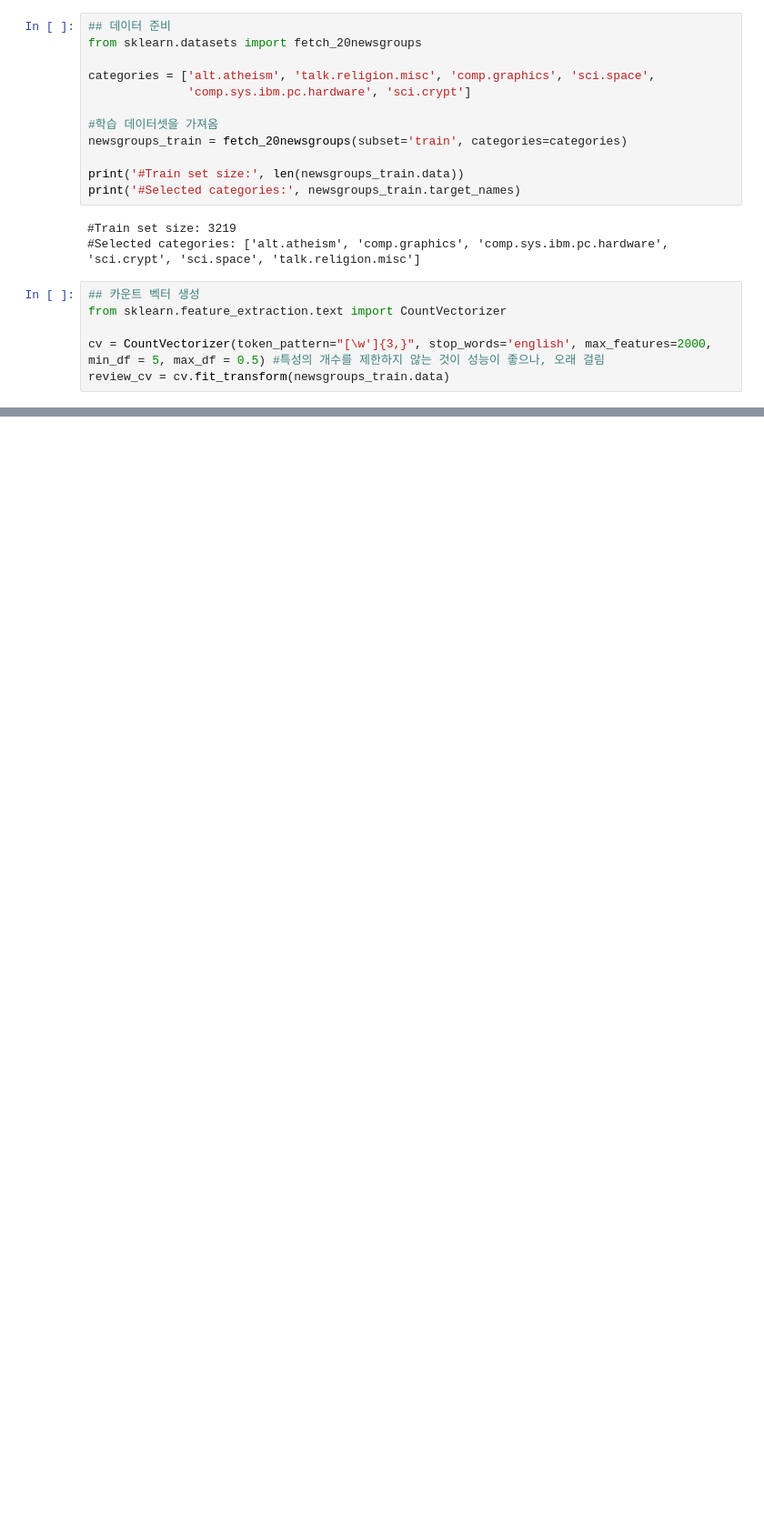
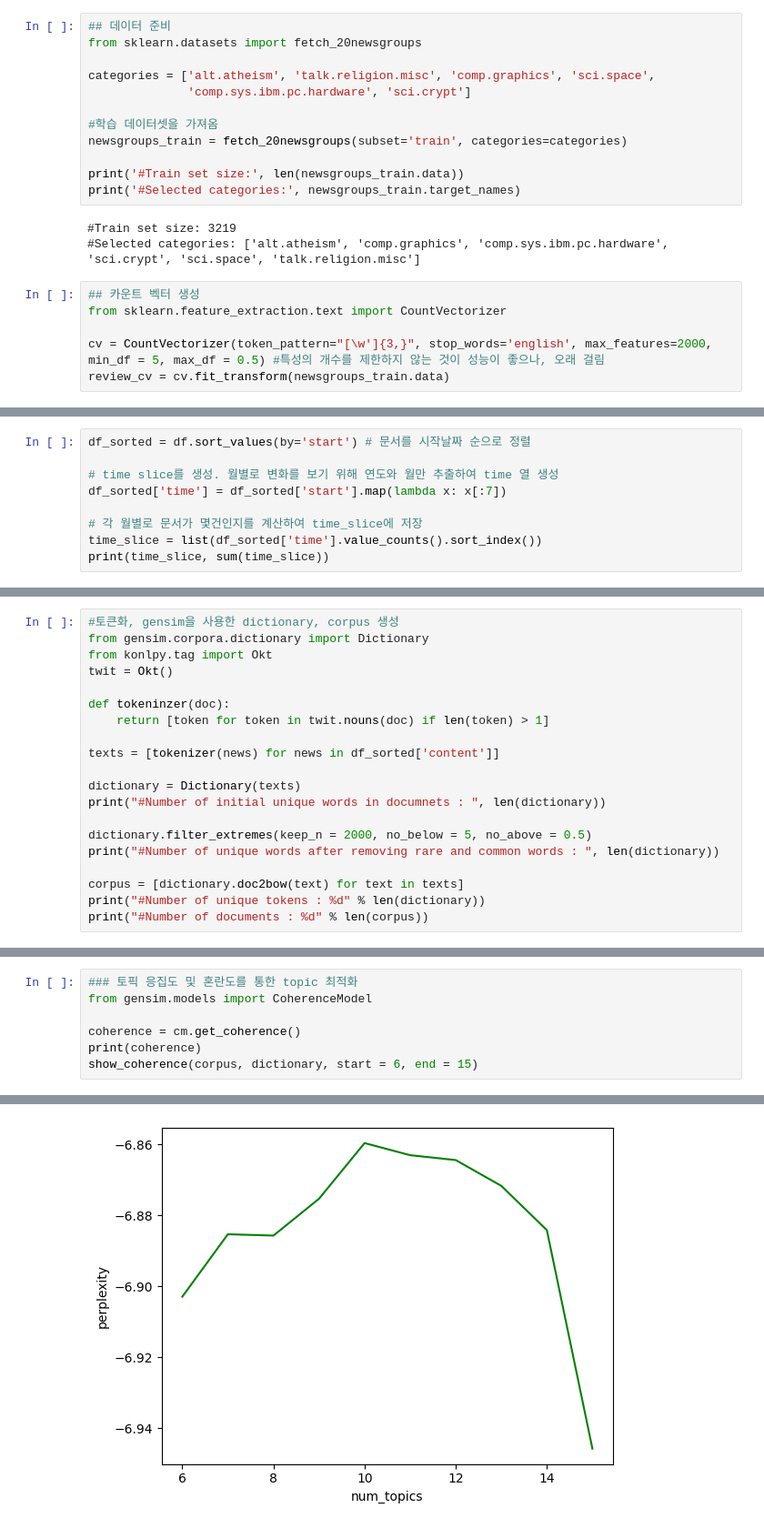
Before and after one commit to Yoon-Ahyeon/TextMining, a Jupyter notebook: Chapter02/PCAandTopicModeling.ipynb, the cells around one changed output, grey strips where cells are left out. Shown at 91% size. Cells and saved outputs as stored; diff of their text form; blank space fills up the shorter version.

```diff
--- a/Chapter02/PCAandTopicModeling.ipynb
+++ b/Chapter02/PCAandTopicModeling.ipynb
@@ -471,0 +864,9 @@ n_jobs : 사용하는 프로세서 수 (-1이면, 모든 프로세서 활용)
+# %%
+df_sorted = df.sort_values(by='start') # 문서를 시작날짜 순으로 정렬
+
+# time slice를 생성. 월별로 변화를 보기 위해 연도와 월만 추출하여 time 열 생성
+df_sorted['time'] = df_sorted['start'].map(lambda x: x[:7])
+
+# 각 월별로 문서가 몇건인지를 계산하여 time_slice에 저장
+time_slice = list(df_sorted['time'].value_counts().sort_index())
+print(time_slice, sum(time_slice))
@@ -471,0 +902,20 @@ n_jobs : 사용하는 프로세서 수 (-1이면, 모든 프로세서 활용)
+# %%
+#토큰화, gensim을 사용한 dictionary, corpus 생성
+from gensim.corpora.dictionary import Dictionary
+from konlpy.tag import Okt
+twit = Okt()
+
+def tokeninzer(doc):
+    return [token for token in twit.nouns(doc) if len(token) > 1]
+
+texts = [tokenizer(news) for news in df_sorted['content']]
+
+dictionary = Dictionary(texts)
+print("#Number of initial unique words in documnets : ", len(dictionary))
+
+dictionary.filter_extremes(keep_n = 2000, no_below = 5, no_above = 0.5)
+print("#Number of unique words after removing rare and common words : ", len(dictionary))
+
+corpus = [dictionary.doc2bow(text) for text in texts]
+print("#Number of unique tokens : %d" % len(dictionary))
+print("#Number of documents : %d" % len(corpus))
@@ -471,0 +927,8 @@ n_jobs : 사용하는 프로세서 수 (-1이면, 모든 프로세서 활용)
+# %%
+### 토픽 응집도 및 혼란도를 통한 topic 최적화
+from gensim.models import CoherenceModel
+
+coherence = cm.get_coherence()
+print(coherence)
+show_coherence(corpus, dictionary, start = 6, end = 15)
+# %% [output]
@@ -471,0 +946 @@ n_jobs : 사용하는 프로세서 수 (-1이면, 모든 프로세서 활용)
+[figure, added]
```
Also changed, not shown: parts of 39 cells of this notebook, 12 other files.
